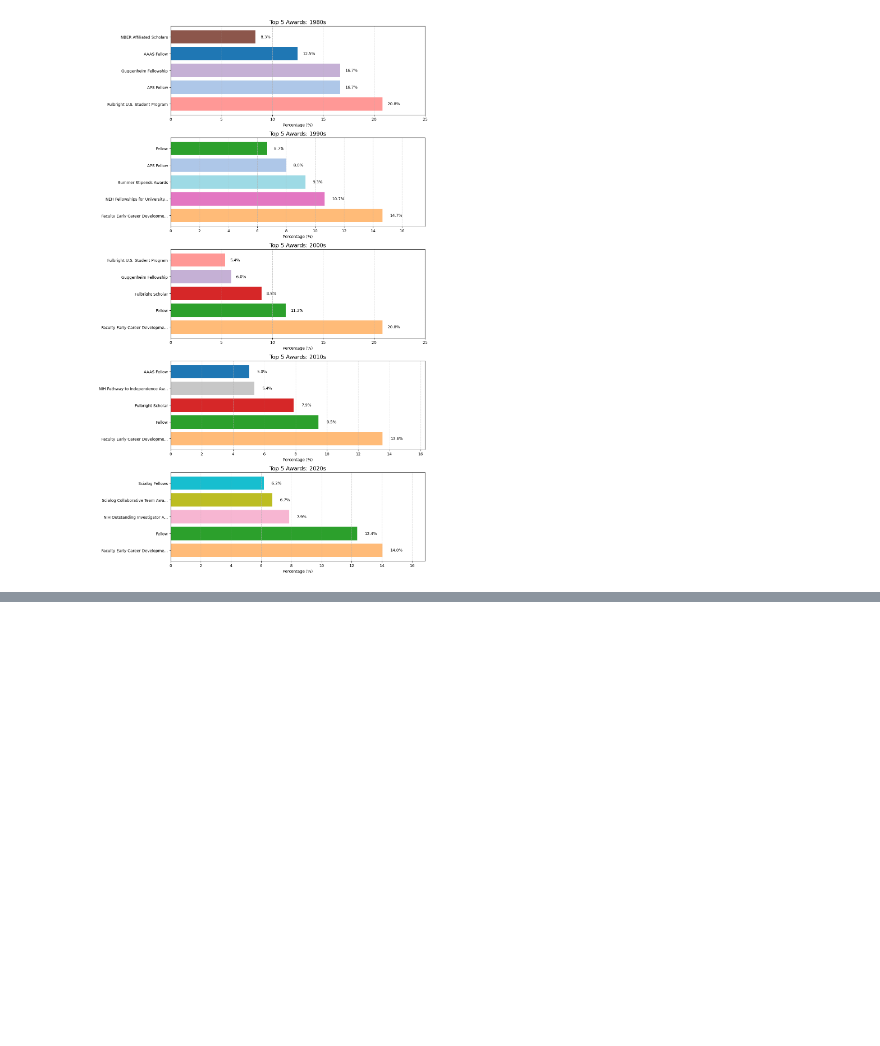
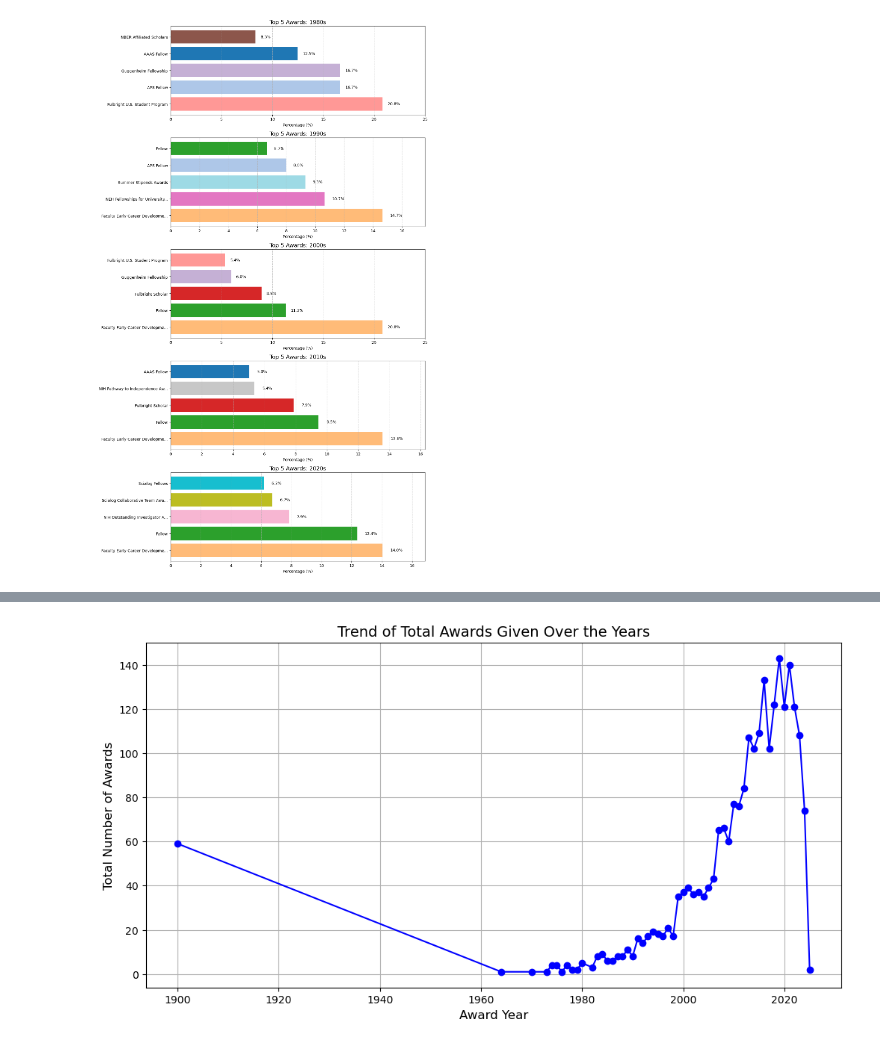
Before and after one commit to BU-Spark/ds-bu-awards-analysis, a Jupyter notebook: clean_data/hyp_test_ri_matches.ipynb, the cells around one changed output, grey strips where cells are left out. Cells and saved outputs as stored; diff of their text form; code cells hidden in the pictures; blank space fills up the shorter version.

```diff
--- a/clean_data/hyp_test_ri_matches.ipynb
+++ b/clean_data/hyp_test_ri_matches.ipynb
@@ -220,0 +461,23 @@ plt.tight_layout()
+# %%
+import pandas as pd
+import statsmodels.api as sm
+import matplotlib.pyplot as plt
+
+# counts the number of award for each society
+yearly_award_counts = df.groupby(['awardreceivedawardyear', 'awardgoverningsocietyname']).size().reset_index(name='award_count')
+
+pivot_table = yearly_award_counts.pivot(index='awardreceivedawardyear', columns='awardgoverningsocietyname', values='award_count').fillna(0)
+
+# add the number of awards by year
+yearly_total_awards = df.groupby('awardreceivedawardyear').size().reset_index(name='total_awards')
+
+X = yearly_total_awards['awardreceivedawardyear']
+y = yearly_total_awards['total_awards']
+
+# constant
+X = sm.add_constant(X)
+
+# regression
+model = sm.OLS(y, X).fit()
+
+model.summary()
@@ -220,0 +515,14 @@ plt.tight_layout()
+# %%
+import matplotlib.pyplot as plt
+
+plt.figure(figsize=(12, 6))
+plt.plot(yearly_total_awards['awardreceivedawardyear'], yearly_total_awards['total_awards'], marker='o', linestyle='-', color='b')
+
+plt.title("Trend of Total Awards Given Over the Years", fontsize=14)
+plt.xlabel("Award Year", fontsize=12)
+plt.ylabel("Total Number of Awards", fontsize=12)
+plt.grid(True)
+
+plt.show()
+# %% [output]
+[figure, added]
```
Also changed, not shown: parts of 25 cells of this notebook.
